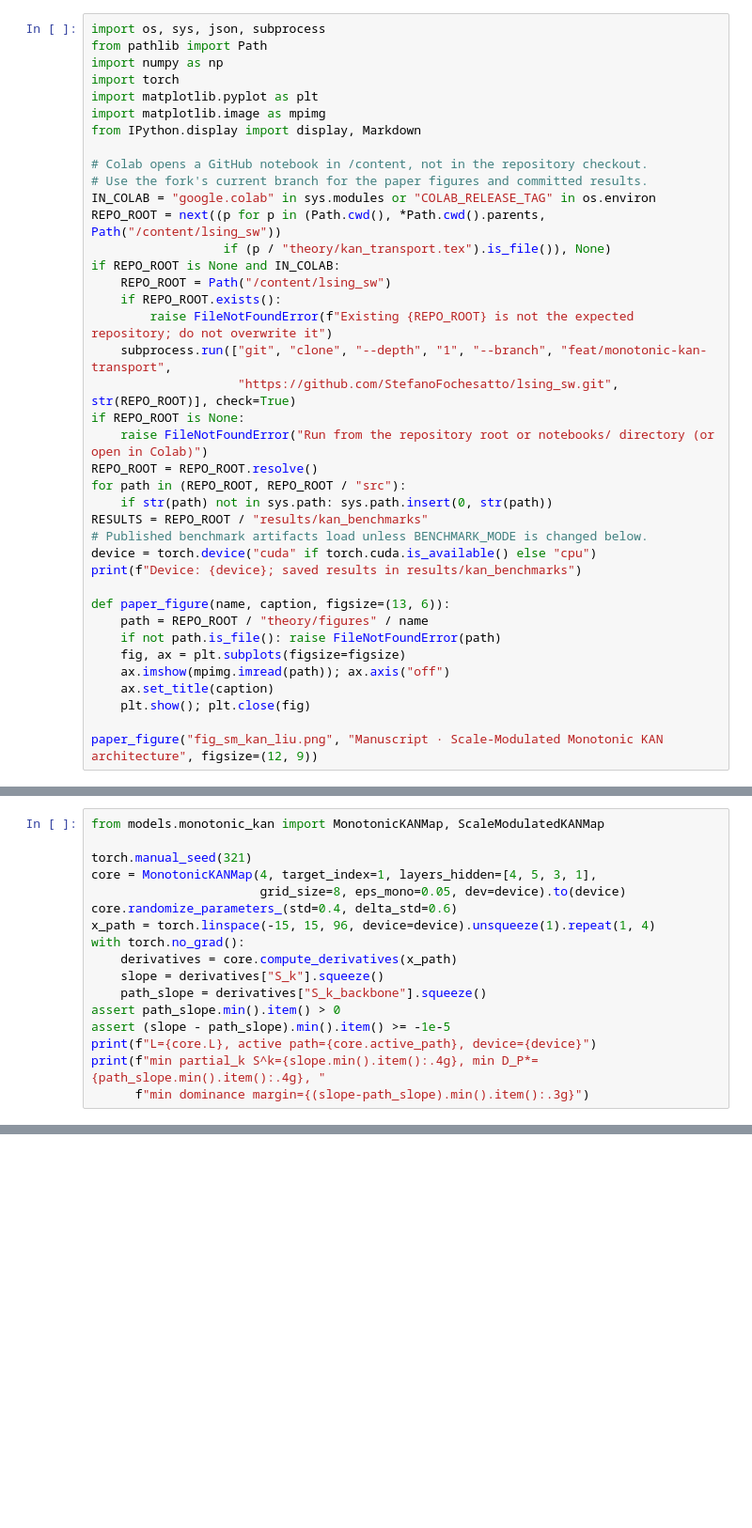
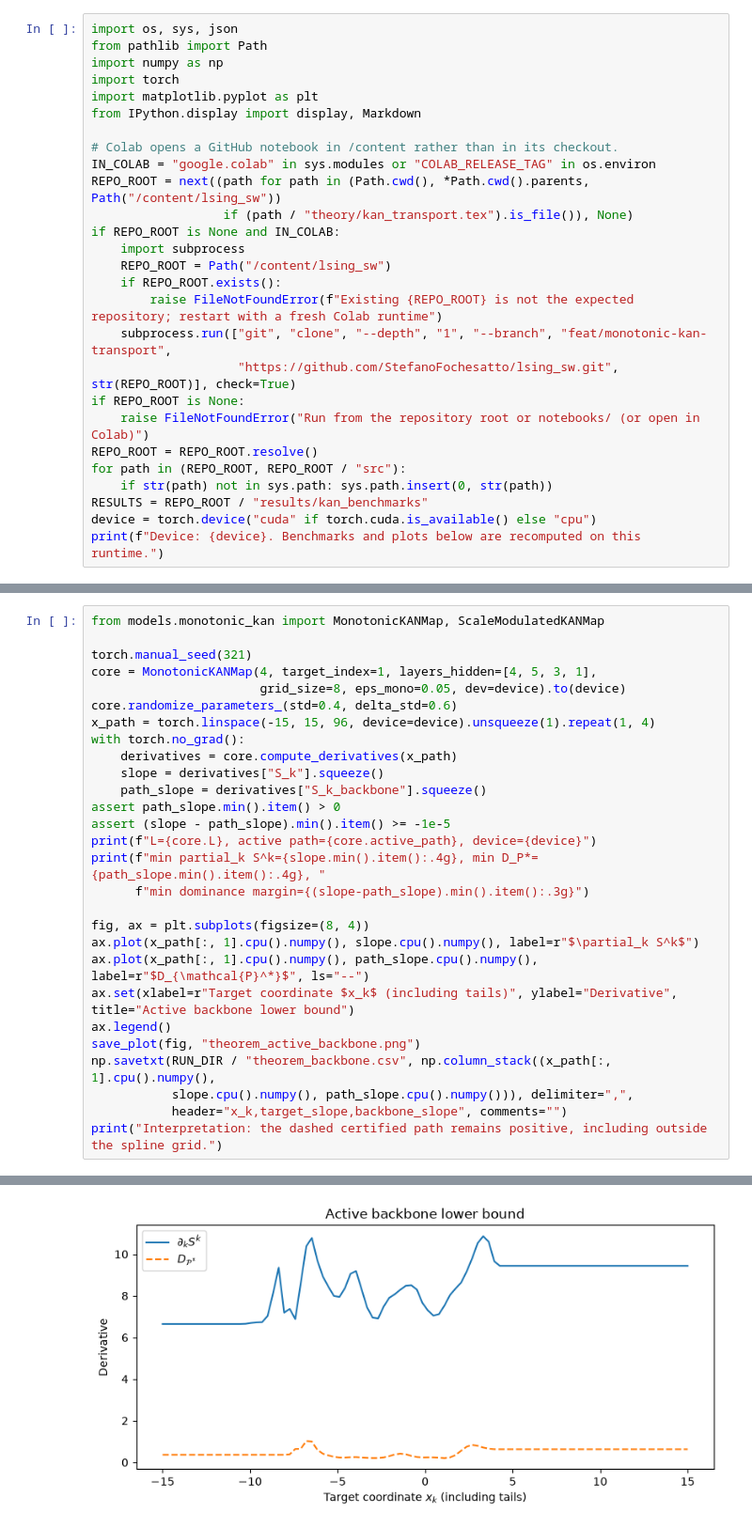
Before and after one commit to StefanoFochesatto/lsing_sw, a Jupyter notebook: notebooks/kan_transport_guide.ipynb, the cells around one changed output, grey strips where cells are left out. Shown at 94% size. Cells and saved outputs as stored; diff of their text form; blank space fills up the shorter version.

```diff
--- a/notebooks/kan_transport_guide.ipynb
+++ b/notebooks/kan_transport_guide.ipynb
@@ -19,40 +23,28 @@ UMNN implements the monotone map through 50-node numerical quadrature; SM-KAN re
 # %%
-import os, sys, json, subprocess
+import os, sys, json
 from pathlib import Path
 import numpy as np
 import torch
 import matplotlib.pyplot as plt
-import matplotlib.image as mpimg
 from IPython.display import display, Markdown
 
-# Colab opens a GitHub notebook in /content, not in the repository checkout.
-# Use the fork's current branch for the paper figures and committed results.
+# Colab opens a GitHub notebook in /content rather than in its checkout.
 IN_COLAB = "google.colab" in sys.modules or "COLAB_RELEASE_TAG" in os.environ
-REPO_ROOT = next((p for p in (Path.cwd(), *Path.cwd().parents, Path("/content/lsing_sw"))
-                  if (p / "theory/kan_transport.tex").is_file()), None)
+REPO_ROOT = next((path for path in (Path.cwd(), *Path.cwd().parents, Path("/content/lsing_sw"))
+                  if (path / "theory/kan_transport.tex").is_file()), None)
 if REPO_ROOT is None and IN_COLAB:
+    import subprocess
     REPO_ROOT = Path("/content/lsing_sw")
     if REPO_ROOT.exists():
-        raise FileNotFoundError(f"Existing {REPO_ROOT} is not the expected repository; do not overwrite it")
+        raise FileNotFoundError(f"Existing {REPO_ROOT} is not the expected repository; restart with a fresh Colab runtime")
     subprocess.run(["git", "clone", "--depth", "1", "--branch", "feat/monotonic-kan-transport",
                     "https://github.com/StefanoFochesatto/lsing_sw.git", str(REPO_ROOT)], check=True)
 if REPO_ROOT is None:
-    raise FileNotFoundError("Run from the repository root or notebooks/ directory (or open in Colab)")
+    raise FileNotFoundError("Run from the repository root or notebooks/ (or open in Colab)")
 REPO_ROOT = REPO_ROOT.resolve()
 for path in (REPO_ROOT, REPO_ROOT / "src"):
     if str(path) not in sys.path: sys.path.insert(0, str(path))
 RESULTS = REPO_ROOT / "results/kan_benchmarks"
-# Published benchmark artifacts load unless BENCHMARK_MODE is changed below.
 device = torch.device("cuda" if torch.cuda.is_available() else "cpu")
-print(f"Device: {device}; saved results in results/kan_benchmarks")
-
-def paper_figure(name, caption, figsize=(13, 6)):
-    path = REPO_ROOT / "theory/figures" / name
-    if not path.is_file(): raise FileNotFoundError(path)
-    fig, ax = plt.subplots(figsize=figsize)
-    ax.imshow(mpimg.imread(path)); ax.axis("off")
-    ax.set_title(caption)
-    plt.show(); plt.close(fig)
-
-paper_figure("fig_sm_kan_liu.png", "Manuscript · Scale-Modulated Monotonic KAN architecture", figsize=(12, 9))
+print(f"Device: {device}. Benchmarks and plots below are recomputed on this runtime.")
 # %% [output]
@@ -189,20 +197,32 @@ For a deep core, the positive path $\mathcal P^*$ contributes $D_{\mathcal P^*}$
 # %%
 from models.monotonic_kan import MonotonicKANMap, ScaleModulatedKANMap
 
 torch.manual_seed(321)
 core = MonotonicKANMap(4, target_index=1, layers_hidden=[4, 5, 3, 1],
                        grid_size=8, eps_mono=0.05, dev=device).to(device)
 core.randomize_parameters_(std=0.4, delta_std=0.6)
 x_path = torch.linspace(-15, 15, 96, device=device).unsqueeze(1).repeat(1, 4)
 with torch.no_grad():
     derivatives = core.compute_derivatives(x_path)
     slope = derivatives["S_k"].squeeze()
     path_slope = derivatives["S_k_backbone"].squeeze()
 assert path_slope.min().item() > 0
 assert (slope - path_slope).min().item() >= -1e-5
 print(f"L={core.L}, active path={core.active_path}, device={device}")
 print(f"min partial_k S^k={slope.min().item():.4g}, min D_P*={path_slope.min().item():.4g}, "
       f"min dominance margin={(slope-path_slope).min().item():.3g}")
+
+fig, ax = plt.subplots(figsize=(8, 4))
+ax.plot(x_path[:, 1].cpu().numpy(), slope.cpu().numpy(), label=r"$\partial_k S^k$")
+ax.plot(x_path[:, 1].cpu().numpy(), path_slope.cpu().numpy(), label=r"$D_{\mathcal{P}^*}$", ls="--")
+ax.set(xlabel=r"Target coordinate $x_k$ (including tails)", ylabel="Derivative", title="Active backbone lower bound")
+ax.legend()
+save_plot(fig, "theorem_active_backbone.png")
+np.savetxt(RUN_DIR / "theorem_backbone.csv", np.column_stack((x_path[:, 1].cpu().numpy(),
+           slope.cpu().numpy(), path_slope.cpu().numpy())), delimiter=",",
+           header="x_k,target_slope,backbone_slope", comments="")
+print("Interpretation: the dashed certified path remains positive, including outside the spline grid.")
 # %% [output]
 L=3, active path=(1, 0, 0, 0), device=cpu
 min partial_k S^k=6.645, min D_P*=0.1997, min dominance margin=6.24
+[figure, added]
```
Also changed, not shown: parts of 30 cells of this notebook, 3 other files.
